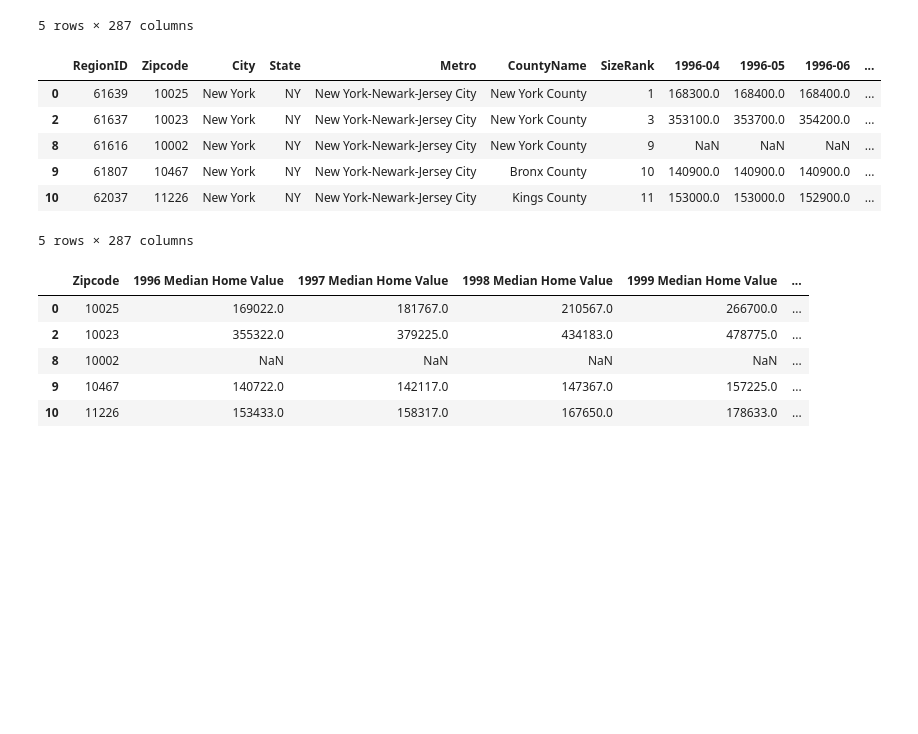
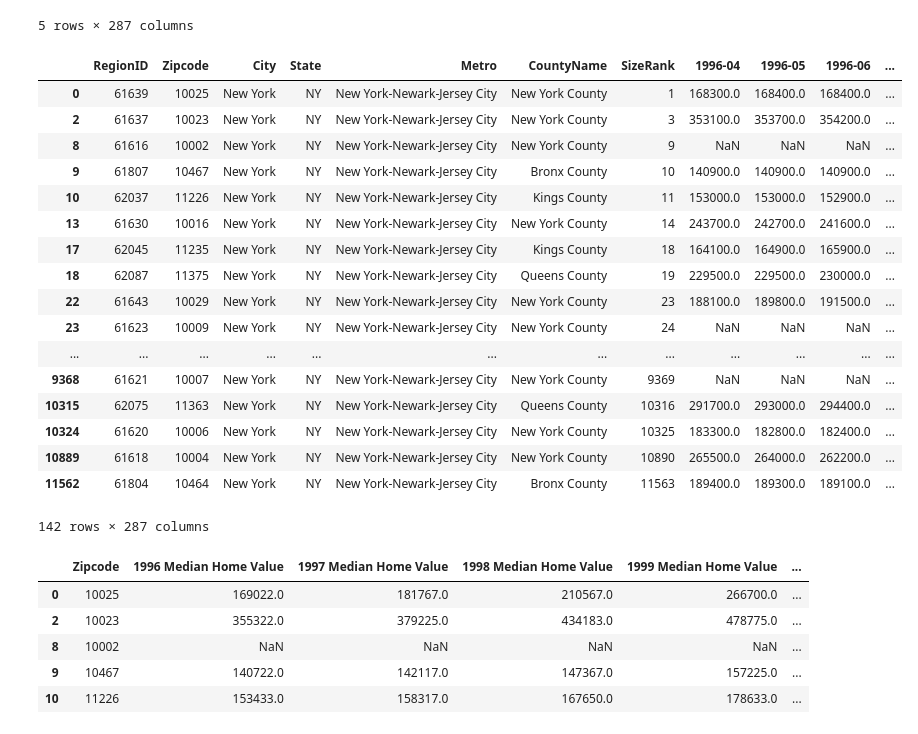
Before and after one commit to ro-esq7/Predicting_Gentrification_Using_Data, a Jupyter notebook: ZillowData.ipynb, the cells around one changed output. Saved outputs shown, nothing was run; the diff lists cells and outputs as text; code cells hidden in the pictures; blank space fills up the shorter version.

```diff
--- a/ZillowData.ipynb
+++ b/ZillowData.ipynb
@@ -50,21 +50,32 @@ homeVal_df.head()
 # %%
 #convert into INT to allow Merge
 homeVal_dff = homeVal_df.astype({'Zipcode':'int64'})
 
 #filter for our NYC zipcodes
 homeVal_df2 = homeVal_dff['Zipcode'].isin(ziplst)
 homeVal_df = homeVal_dff[homeVal_df2]
 homeVal_df = pd.DataFrame(homeVal_df)
 
-homeVal_df.head()
+homeVal_df
 # %% [output]
 |  | RegionID | Zipcode | City | State | Metro | CountyName | SizeRank | 1996-04 | 1996-05 | 1996-06 | ... |
 | 0 | 61639 | 10025 | New York | NY | New York-Newark-Jersey City | New York County | 1 | 168300.0 | 168400.0 | 168400.0 | ... |
 | 2 | 61637 | 10023 | New York | NY | New York-Newark-Jersey City | New York County | 3 | 353100.0 | 353700.0 | 354200.0 | ... |
 | 8 | 61616 | 10002 | New York | NY | New York-Newark-Jersey City | New York County | 9 | NaN | NaN | NaN | ... |
 | 9 | 61807 | 10467 | New York | NY | New York-Newark-Jersey City | Bronx County | 10 | 140900.0 | 140900.0 | 140900.0 | ... |
 | 10 | 62037 | 11226 | New York | NY | New York-Newark-Jersey City | Kings County | 11 | 153000.0 | 153000.0 | 152900.0 | ... |
+| 13 | 61630 | 10016 | New York | NY | New York-Newark-Jersey City | New York County | 14 | 243700.0 | 242700.0 | 241600.0 | ... |
+| 17 | 62045 | 11235 | New York | NY | New York-Newark-Jersey City | Kings County | 18 | 164100.0 | 164900.0 | 165900.0 | ... |
+| 18 | 62087 | 11375 | New York | NY | New York-Newark-Jersey City | Queens County | 19 | 229500.0 | 229500.0 | 230000.0 | ... |
+| 22 | 61643 | 10029 | New York | NY | New York-Newark-Jersey City | New York County | 23 | 188100.0 | 189800.0 | 191500.0 | ... |
+| 23 | 61623 | 10009 | New York | NY | New York-Newark-Jersey City | New York County | 24 | NaN | NaN | NaN | ... |
+| ... | ... | ... | ... | ... | ... | ... | ... | ... | ... | ... | ... |
+| 9368 | 61621 | 10007 | New York | NY | New York-Newark-Jersey City | New York County | 9369 | NaN | NaN | NaN | ... |
+| 10315 | 62075 | 11363 | New York | NY | New York-Newark-Jersey City | Queens County | 10316 | 291700.0 | 293000.0 | 294400.0 | ... |
+| 10324 | 61620 | 10006 | New York | NY | New York-Newark-Jersey City | New York County | 10325 | 183300.0 | 182800.0 | 182400.0 | ... |
+| 10889 | 61618 | 10004 | New York | NY | New York-Newark-Jersey City | New York County | 10890 | 265500.0 | 264000.0 | 262200.0 | ... |
+| 11562 | 61804 | 10464 | New York | NY | New York-Newark-Jersey City | Bronx County | 11563 | 189400.0 | 189300.0 | 189100.0 | ... |
-5 rows × 287 columns
+142 rows × 287 columns
 # %%
 # Median home value is given monthly, we've mainly dealt with yearly data so I averaged the months for each year
 
```
Also changed, not shown: parts of 2 cells of this notebook.
